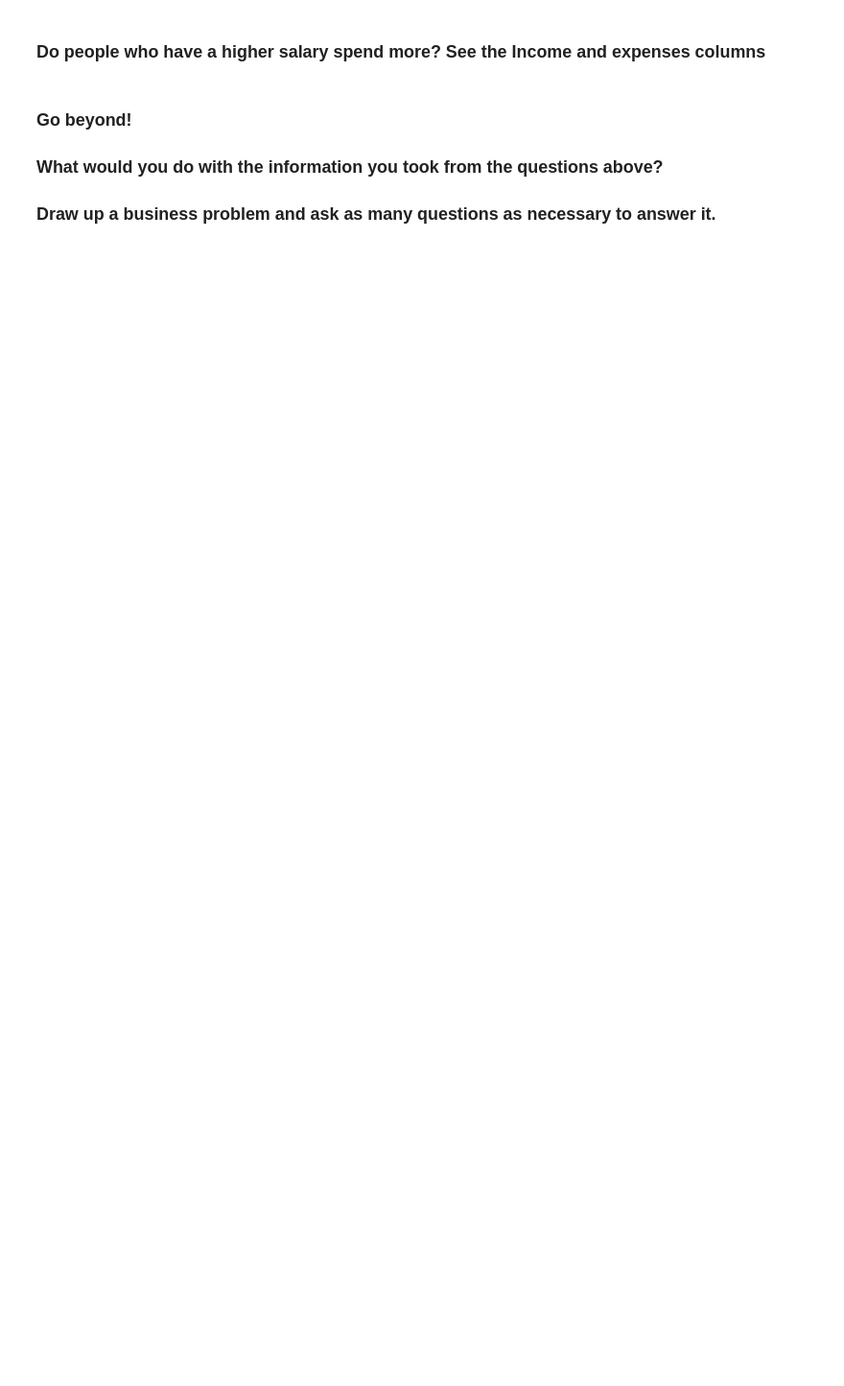
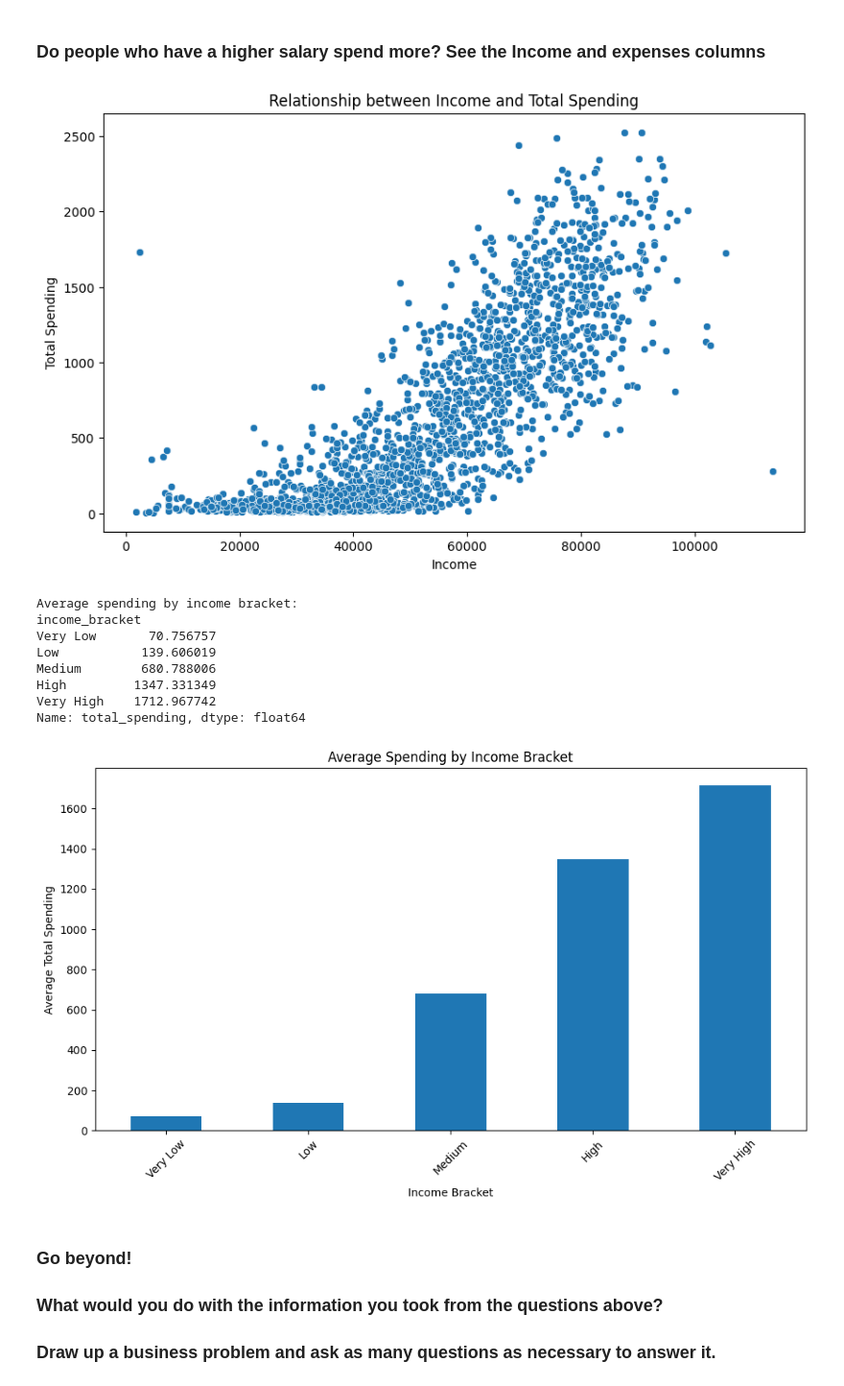
Before and after one commit to racrijoli/statistics, a Jupyter notebook: descriptive statistics module/first_challenge.ipynb, the cells around one changed output. Shown: that part at 96% size. Cells and saved outputs as stored; diff of their text form; code cells hidden in the pictures; blank space fills up the shorter version.

```diff
--- a/descriptive statistics module/first_challenge.ipynb
+++ b/descriptive statistics module/first_challenge.ipynb
@@ -271,6 +413,48 @@ Basic          54        2.45
 # %% [markdown]
 
 ### Do people who have a higher salary spend more? See the Income and expenses columns
+# %%
+# As expected, people who earn more spend more.
+
+# Calculate total spending (adjust these columns based on your actual spending columns)
+spending_columns = ['MntWines', 'MntFruits', 'MntMeatProducts', 'MntFishProducts', 'MntSweetProducts', 'MntGoldProds']
+data['total_spending'] = data[spending_columns].sum(axis=1)
+
+# Visualize the relationship between income and spending
+plt.figure(figsize=(10, 6))
+sns.scatterplot(x='Income', y='total_spending', data=data)
+plt.title('Relationship between Income and Total Spending')
+plt.xlabel('Income')
+plt.ylabel('Total Spending')
+plt.show()
+
+# Group data into income brackets and calculate average spending
+data['income_bracket'] = pd.cut(data['Income'], bins=5, labels=['Very Low', 'Low', 'Medium', 'High', 'Very High'])
+avg_spending_by_bracket = data.groupby('income_bracket')['total_spending'].mean().sort_values(ascending=True)
+
+print("\nAverage spending by income bracket:")
+print(avg_spending_by_bracket)
+
+# Visualize average spending by income bracket
+plt.figure(figsize=(10, 6))
+avg_spending_by_bracket.plot(kind='bar')
+plt.title('Average Spending by Income Bracket')
+plt.xlabel('Income Bracket')
+plt.ylabel('Average Total Spending')
+plt.xticks(rotation=45)
+plt.tight_layout()
+plt.show()
+# %% [output]
+[figure, added]
+Average spending by income bracket:
+income_bracket
+Very Low       70.756757
+Low           139.606019
+Medium        680.788006
+High         1347.331349
+Very High    1712.967742
+Name: total_spending, dtype: float64
+[figure, added]
 # %% [markdown]
 
 ### Go beyond!
```
Also changed, not shown: parts of 3 cells of this notebook.
